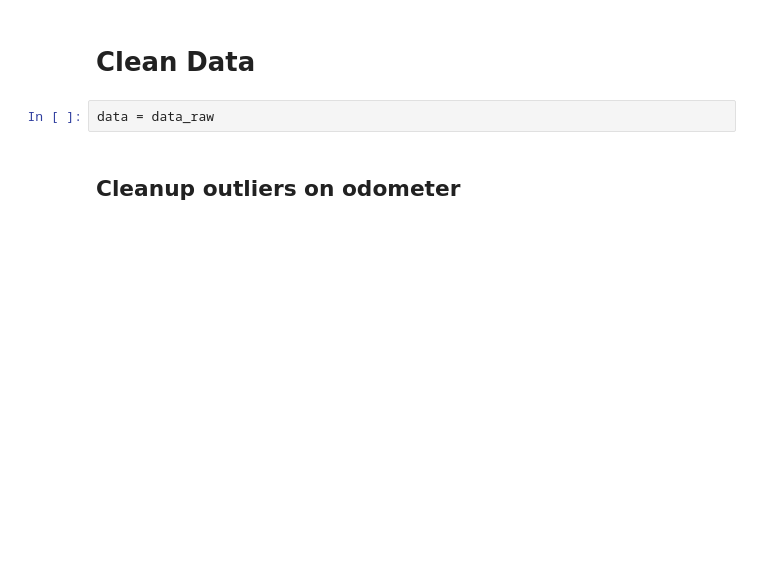
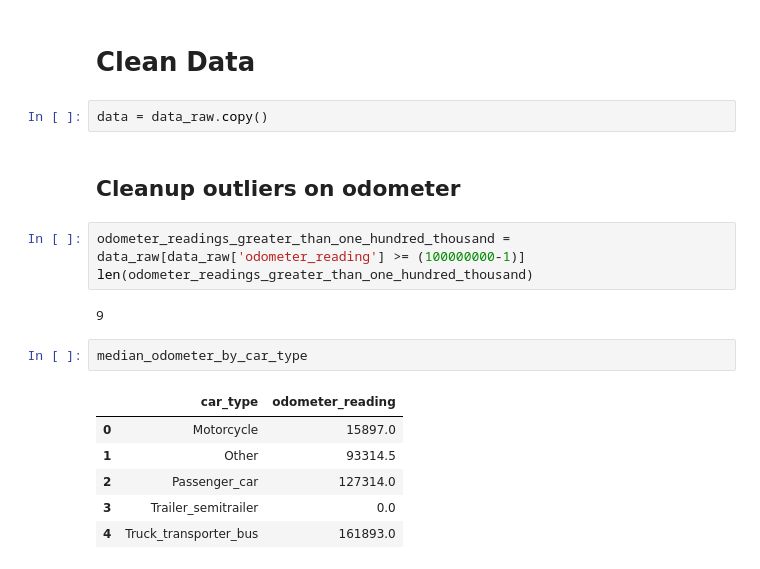
Before and after one commit to kjprice/smu-hackathon2019, a Jupyter notebook: Hackathan Project.ipynb, the cells around one changed output. Drawn from its saved outputs; the diff is of its cells as text; blank space fills up the shorter version.

```diff
--- a/Hackathan Project.ipynb
+++ b/Hackathan Project.ipynb
@@ -106,6 +131,20 @@ print('all models are null when make is null')
 # %% [markdown]
 # Clean Data
 # %%
-data = data_raw
+data = data_raw.copy()
 # %% [markdown]
 ## Cleanup outliers on odometer
+# %%
+odometer_readings_greater_than_one_hundred_thousand = data_raw[data_raw['odometer_reading'] >= (100000000-1)]
+len(odometer_readings_greater_than_one_hundred_thousand)
+# %% [output]
+9
+# %%
+median_odometer_by_car_type
+# %% [output]
+|  | car_type | odometer_reading |
+| 0 | Motorcycle | 15897.0 |
+| 1 | Other | 93314.5 |
+| 2 | Passenger_car | 127314.0 |
+| 3 | Trailer_semitrailer | 0.0 |
+| 4 | Truck_transporter_bus | 161893.0 |
```
Also changed, not shown: parts of 18 cells of this notebook.
